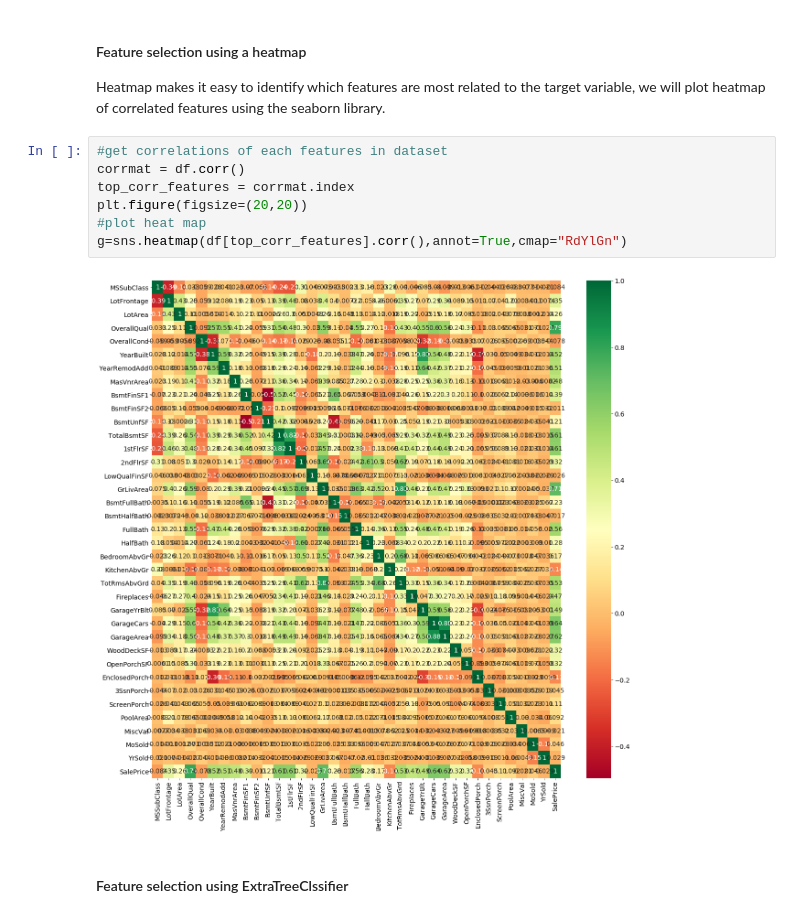
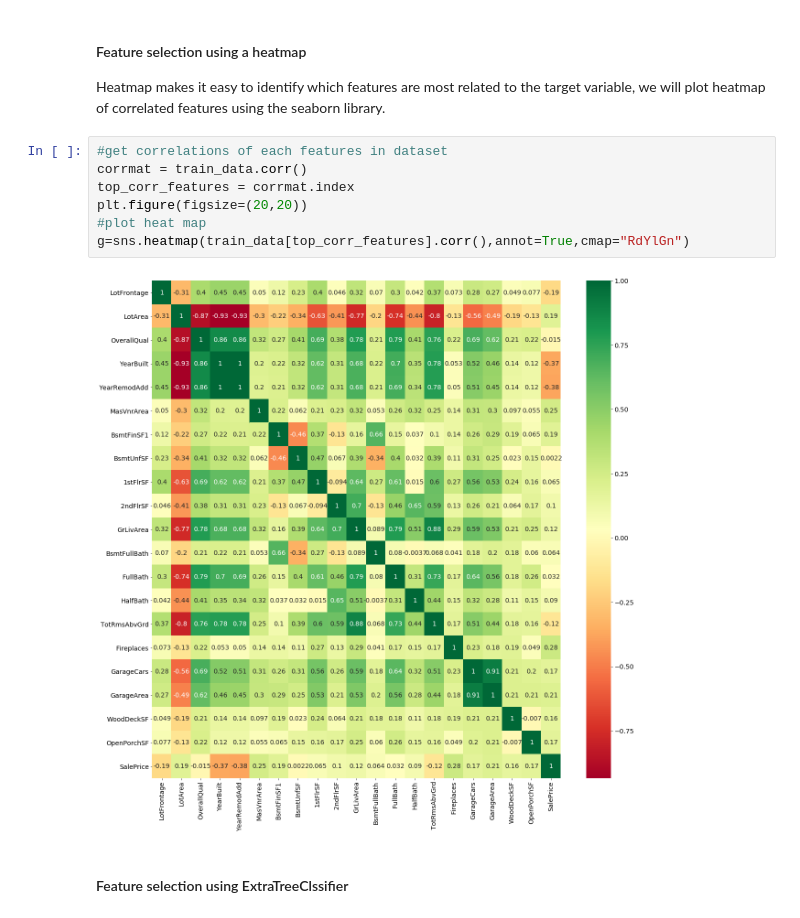
Before and after one commit to mahmoudMBA/House_price, a Jupyter notebook: House Prices.ipynb, the cells around one changed output. Cells and saved outputs as stored; diff of their text form.

```diff
--- a/House Prices.ipynb
+++ b/House Prices.ipynb
@@ -1021,13 +1019,13 @@ to the target variable,
 we will plot heatmap of correlated features using the seaborn library.
 # %%
 #get correlations of each features in dataset
-corrmat = df.corr()
+corrmat = train_data.corr()
 top_corr_features = corrmat.index
 plt.figure(figsize=(20,20))
 #plot heat map
-g=sns.heatmap(df[top_corr_features].corr(),annot=True,cmap="RdYlGn")
+g=sns.heatmap(train_data[top_corr_features].corr(),annot=True,cmap="RdYlGn")
 # %% [output]
-[figure, old version]
+[figure, new version]
 # %% [markdown]
 #### Feature selection using ExtraTreeClssifier
 # %%
```
Also changed, not shown: parts of 34 cells of this notebook, 1 other file.
